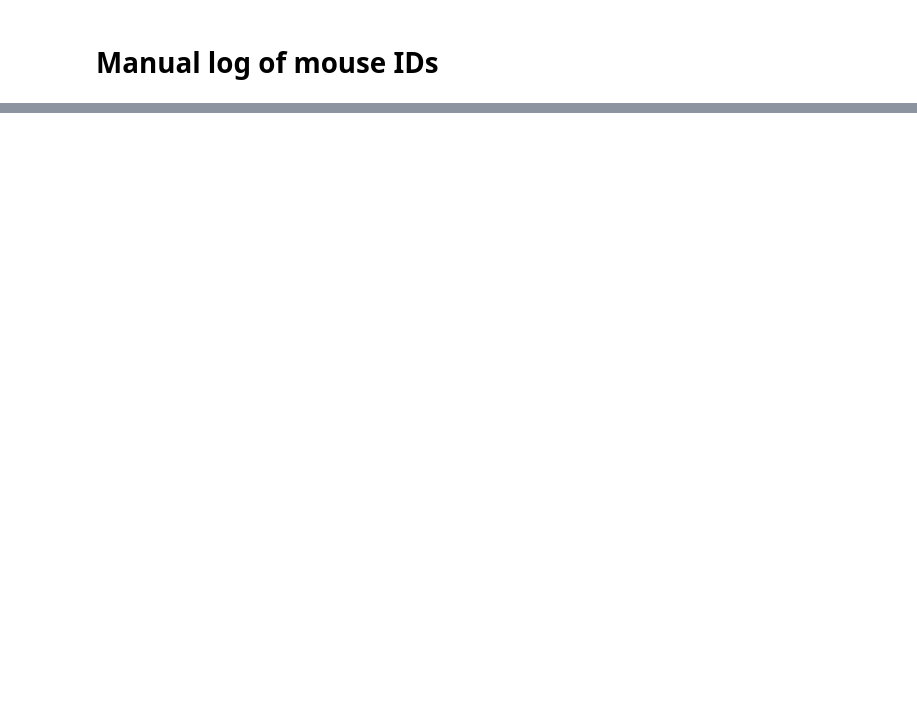
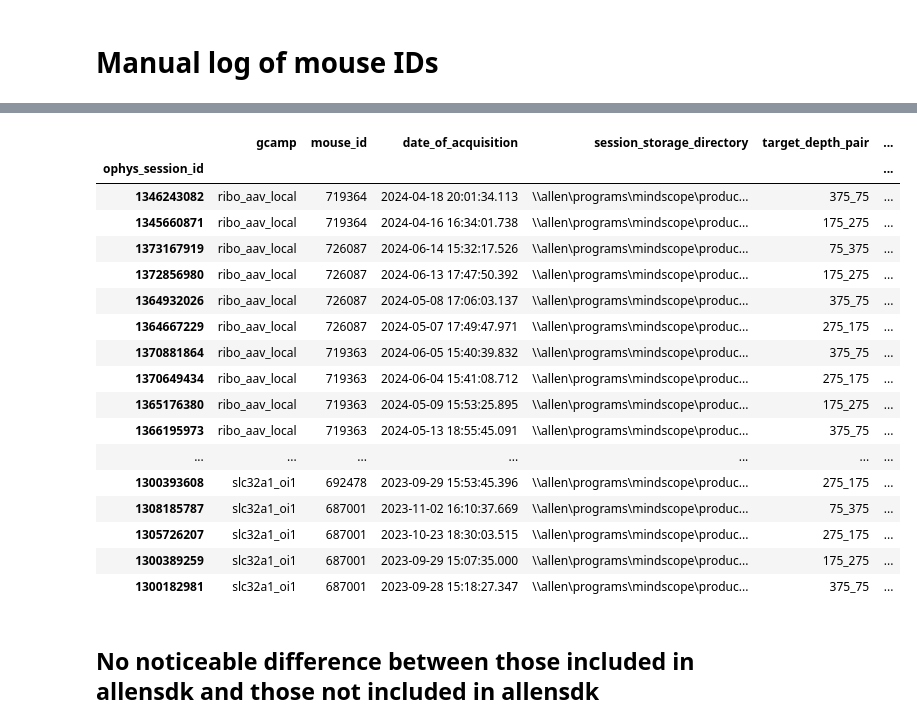
Before and after one commit to AllenNeuralDynamics/lamf_analysis_lims, a Jupyter notebook: pilot_data_analysis/GCaMP/240701_query_lims_data.ipynb, the cells around one changed output, grey strips where cells are left out. Cells and saved outputs as stored; diff of their text form; code cells hidden in the pictures; blank space fills up the shorter version.

```diff
--- a/pilot_data_analysis/GCaMP/240701_query_lims_data.ipynb
+++ b/pilot_data_analysis/GCaMP/240701_query_lims_data.ipynb
@@ -164 +111,25 @@ Index(['equipment_name', 'donor_id', 'full_genotype', 'mouse_id',
       dtype='object')
+# %%
+# post-processing
+# Changing IDs to integers
+column_names_to_int = ['ophys_session_id', 'ophys_experiment_id', 'mouse_id', 'depth']
+for cn in column_names_to_int:
+    gcamp_table[cn] = gcamp_table[cn].astype(int)
+# Get sessions with 2 planes only (others are errors or tests)
+plane_counts = gcamp_table.groupby('ophys_session_id').count().ophys_experiment_id
+correct_session_ids = plane_counts[plane_counts==2].index.values
+
+# Add target depths and target depth pairs
+depth_divider = [0, 125, 225, 325, 500]
+depth_labels = [75, 175, 275, 375]
+gcamp_table['target_depth'] = pd.cut(gcamp_table.depth, bins=depth_divider, labels=depth_labels, right=False)
+gcamp_table['target_depth_pair'] = gcamp_table.groupby('ophys_session_id').target_depth.transform(lambda x: '_'.join(x.astype(str)))
+
+# Select columns to save
+session_info_columns = ['ophys_session_id', 'gcamp', 'mouse_id', 'date_of_acquisition', 'session_storage_directory',
+                        'target_depth_pair', 'session_type', 'full_genotype',
+                        'equipment_name', 'session_workflow_state', 'specimen_storage_directory']
+gcamp_session_info = gcamp_table[session_info_columns].set_index('ophys_session_id').drop_duplicates()
+
+# changing date_of_acquisition type to save to csv
+gcamp_session_info.date_of_acquisition = gcamp_session_info.date_of_acquisition.dt.strftime('%Y-%m-%d_%H-%M-%S')
@@ -225,4 +206,0 @@ lims_path_info
-# %%
-lims_path_info.date_of_acquisition.values[0]
-# change datetime64 to string with format 'YYYY-MM-DD_HH-MM-SS'
-lims_path_info.date_of_acquisition = lims_path_info.date_of_acquisition.dt.strftime('%Y-%m-%d_%H-%M-%S')
@@ -232,0 +215,23 @@ lims_path_info.to_csv(save_fn)
+# %%
+gcamp_session_info[~gcamp_session_info.index.isin(lims_path_info.index.values)]
+# %% [output]
+|  | gcamp | mouse_id | date_of_acquisition | session_storage_directory | target_depth_pair | ... |
+| ophys_session_id |  |  |  |  |  | ... |
+| 1346243082 | ribo_aav_local | 719364 | 2024-04-18 20:01:34.113 | \\allen\programs\mindscope\produc... | 375_75 | ... |
+| 1345660871 | ribo_aav_local | 719364 | 2024-04-16 16:34:01.738 | \\allen\programs\mindscope\produc... | 175_275 | ... |
+| 1373167919 | ribo_aav_local | 726087 | 2024-06-14 15:32:17.526 | \\allen\programs\mindscope\produc... | 75_375 | ... |
+| 1372856980 | ribo_aav_local | 726087 | 2024-06-13 17:47:50.392 | \\allen\programs\mindscope\produc... | 175_275 | ... |
+| 1364932026 | ribo_aav_local | 726087 | 2024-05-08 17:06:03.137 | \\allen\programs\mindscope\produc... | 375_75 | ... |
+| 1364667229 | ribo_aav_local | 726087 | 2024-05-07 17:49:47.971 | \\allen\programs\mindscope\produc... | 275_175 | ... |
+| 1370881864 | ribo_aav_local | 719363 | 2024-06-05 15:40:39.832 | \\allen\programs\mindscope\produc... | 375_75 | ... |
+| 1370649434 | ribo_aav_local | 719363 | 2024-06-04 15:41:08.712 | \\allen\programs\mindscope\produc... | 275_175 | ... |
+| 1365176380 | ribo_aav_local | 719363 | 2024-05-09 15:53:25.895 | \\allen\programs\mindscope\produc... | 175_275 | ... |
+| 1366195973 | ribo_aav_local | 719363 | 2024-05-13 18:55:45.091 | \\allen\programs\mindscope\produc... | 375_75 | ... |
+| ... | ... | ... | ... | ... | ... | ... |
+| 1300393608 | slc32a1_oi1 | 692478 | 2023-09-29 15:53:45.396 | \\allen\programs\mindscope\produc... | 275_175 | ... |
+| 1308185787 | slc32a1_oi1 | 687001 | 2023-11-02 16:10:37.669 | \\allen\programs\mindscope\produc... | 75_375 | ... |
+| 1305726207 | slc32a1_oi1 | 687001 | 2023-10-23 18:30:03.515 | \\allen\programs\mindscope\produc... | 275_175 | ... |
+| 1300389259 | slc32a1_oi1 | 687001 | 2023-09-29 15:07:35.000 | \\allen\programs\mindscope\produc... | 175_275 | ... |
+| 1300182981 | slc32a1_oi1 | 687001 | 2023-09-28 15:18:27.347 | \\allen\programs\mindscope\produc... | 375_75 | ... |
+# %% [markdown]
+## No noticeable difference between those included in allensdk and those not included in allensdk
```
Also changed, not shown: parts of 27 cells of this notebook.
